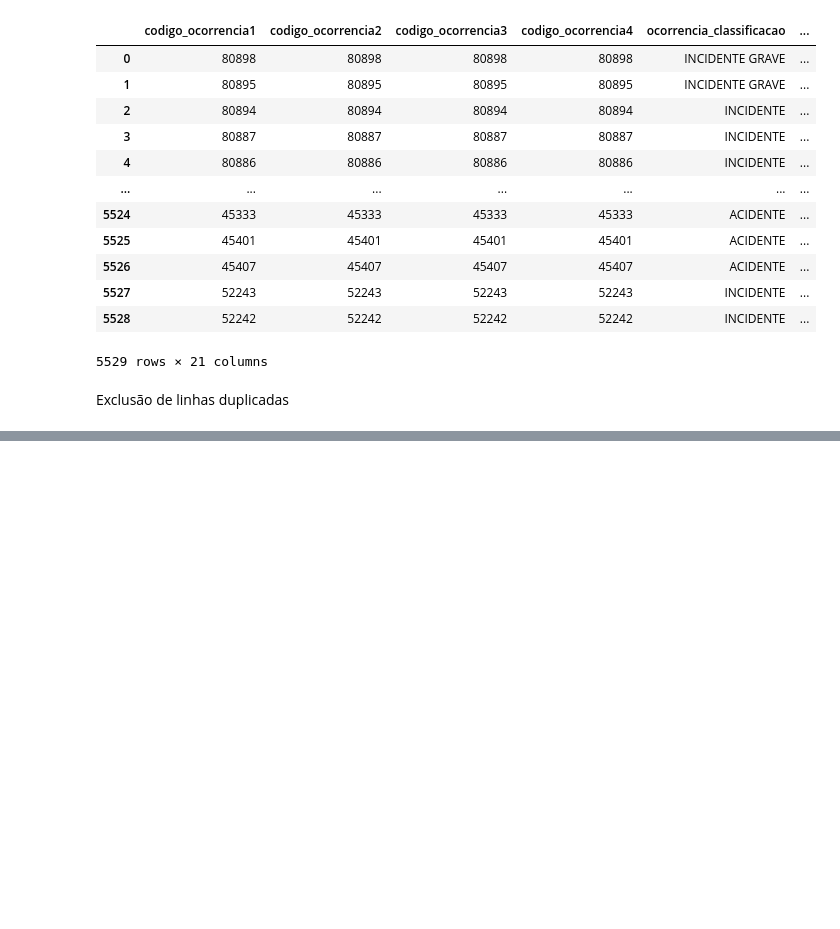
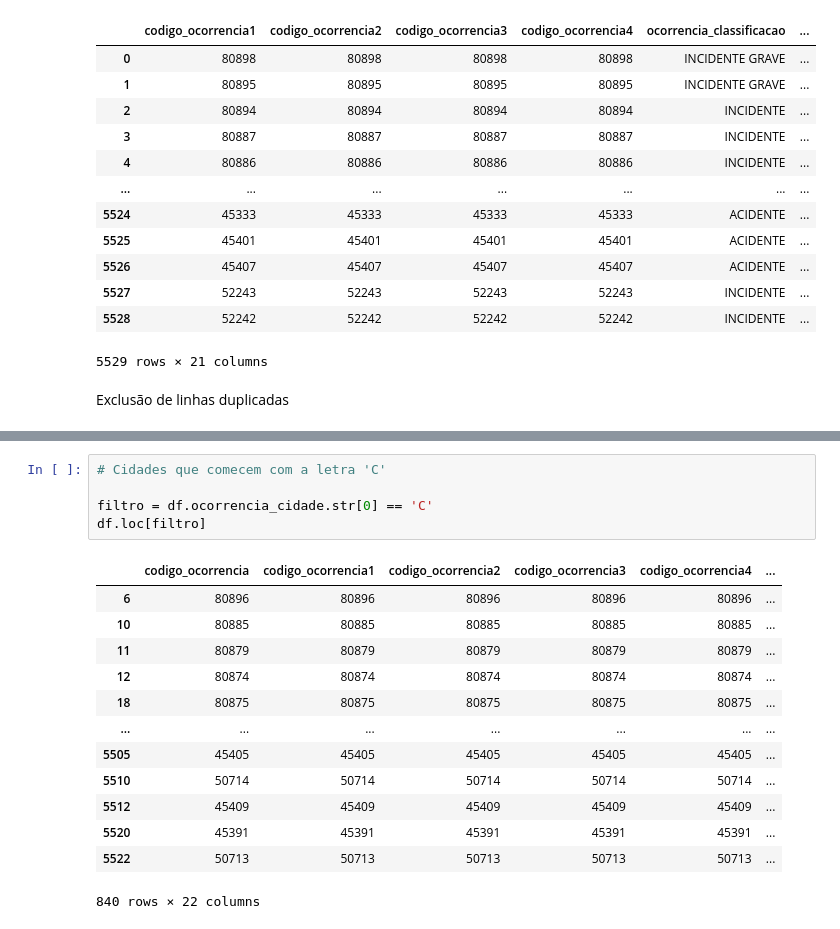
Before and after one commit to JoseWRPereira/jupyter-lab, a Jupyter notebook: CENIPA/cenipa.ipynb, the cells around one changed output, grey strips where cells are left out. Cells and saved outputs as stored; diff of their text form; blank space fills up the shorter version.

```diff
--- a/CENIPA/cenipa.ipynb
+++ b/CENIPA/cenipa.ipynb
@@ -493,0 +635,19 @@ df.drop_duplicates(inplace=True)
+# %%
+# Cidades que comecem com a letra 'C'
+
+filtro = df.ocorrencia_cidade.str[0] == 'C'
+df.loc[filtro]
+# %% [output]
+|  | codigo_ocorrencia | codigo_ocorrencia1 | codigo_ocorrencia2 | codigo_ocorrencia3 | codigo_ocorrencia4 | ... |
+| 6 | 80896 | 80896 | 80896 | 80896 | 80896 | ... |
+| 10 | 80885 | 80885 | 80885 | 80885 | 80885 | ... |
+| 11 | 80879 | 80879 | 80879 | 80879 | 80879 | ... |
+| 12 | 80874 | 80874 | 80874 | 80874 | 80874 | ... |
+| 18 | 80875 | 80875 | 80875 | 80875 | 80875 | ... |
+| ... | ... | ... | ... | ... | ... | ... |
+| 5505 | 45405 | 45405 | 45405 | 45405 | 45405 | ... |
+| 5510 | 50714 | 50714 | 50714 | 50714 | 50714 | ... |
+| 5512 | 45409 | 45409 | 45409 | 45409 | 45409 | ... |
+| 5520 | 45391 | 45391 | 45391 | 45391 | 45391 | ... |
+| 5522 | 50713 | 50713 | 50713 | 50713 | 50713 | ... |
+840 rows × 22 columns
```
Also changed, not shown: parts of 20 cells of this notebook.
